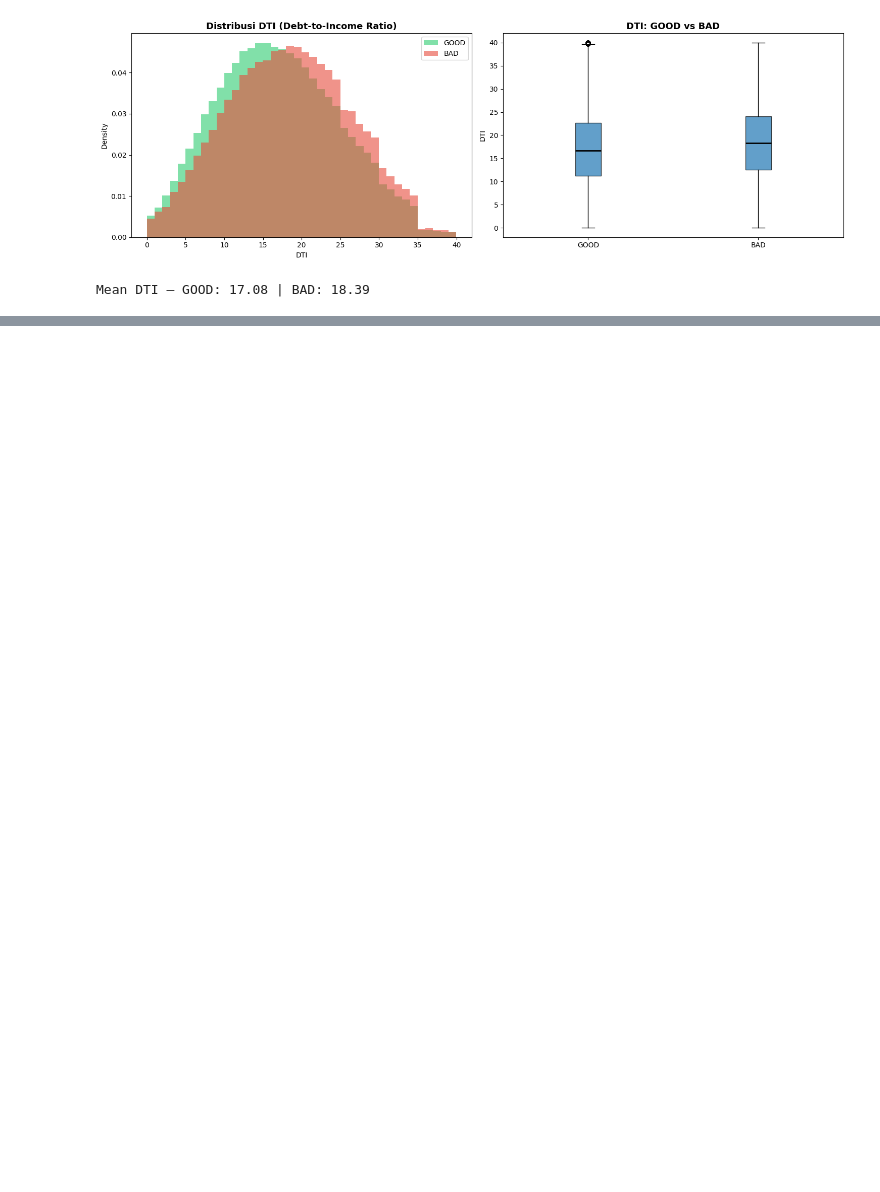
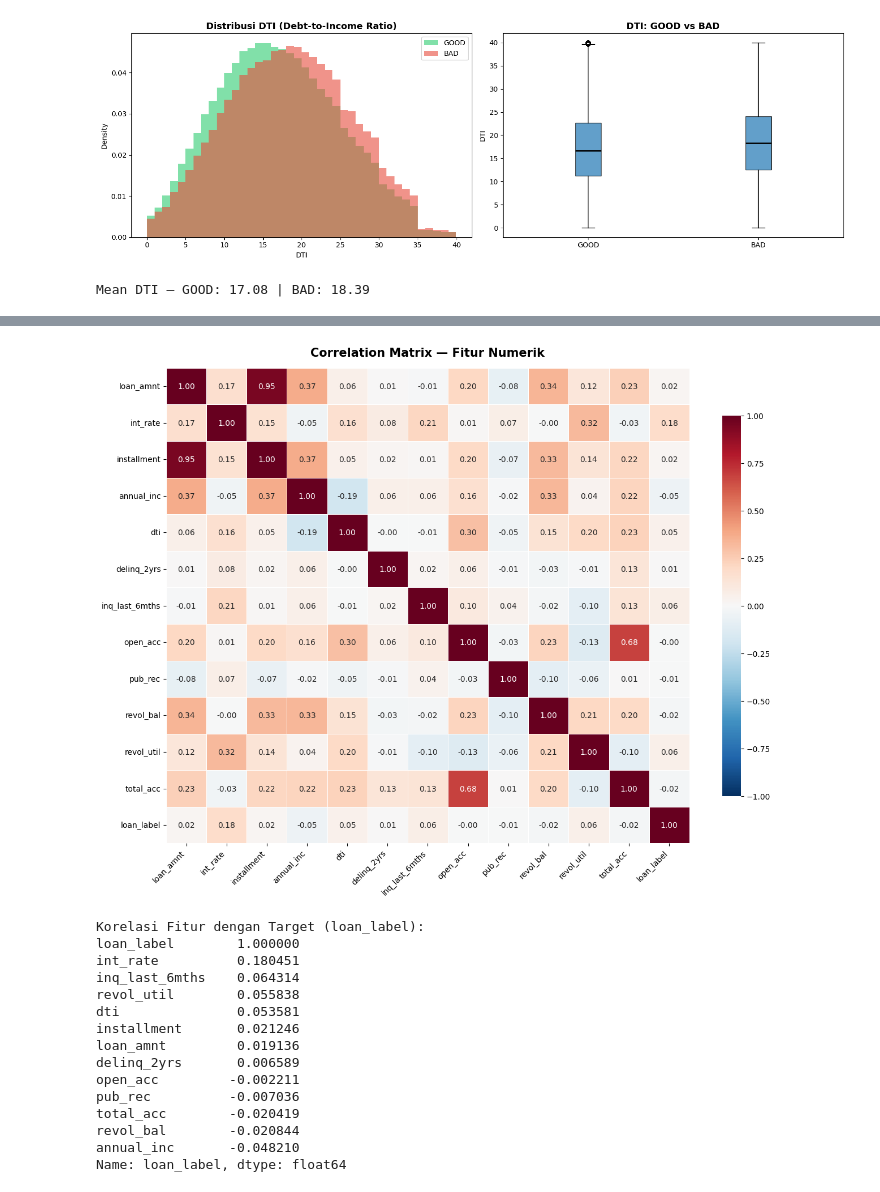
Before and after one commit to rfaoktvian/FinalProjectIDXPartners, a Jupyter notebook: main.ipynb, the cells around one changed output, grey strips where cells are left out. Drawn from its saved outputs; the diff is of its cells as text; code cells hidden in the pictures; blank space fills up the shorter version.

```diff
--- a/main.ipynb
+++ b/main.ipynb
@@ -375,0 +499,42 @@ Mean DTI — GOOD: 17.08 | BAD: 18.39
+# %%
+# ============================================================
+# EDA 8: Correlation Heatmap
+# ============================================================
+
+num_features = ['loan_amnt', 'int_rate', 'installment', 'annual_inc',
+                'dti', 'delinq_2yrs', 'inq_last_6mths', 'open_acc',
+                'pub_rec', 'revol_bal', 'revol_util', 'total_acc',
+                'loan_label']
+
+corr_matrix = df[num_features].corr()
+
+plt.figure(figsize=(13, 10))
+mask = np.triu(np.ones_like(corr_matrix, dtype=bool))
+sns.heatmap(corr_matrix, annot=True, fmt='.2f',
+            cmap='RdBu_r', center=0, vmin=-1, vmax=1,
+            linewidths=0.5, cbar_kws={'shrink': 0.8})
+plt.title('Correlation Matrix — Fitur Numerik', fontsize=15, fontweight='bold', pad=15)
+plt.xticks(rotation=45, ha='right')
+plt.tight_layout()
+plt.show()
+
+# Korelasi dengan target
+print('\nKorelasi Fitur dengan Target (loan_label):')
+print(corr_matrix['loan_label'].sort_values(ascending=False))
+# %% [output]
+[figure, added]
+Korelasi Fitur dengan Target (loan_label):
+loan_label        1.000000
+int_rate          0.180451
+inq_last_6mths    0.064314
+revol_util        0.055838
+dti               0.053581
+installment       0.021246
+loan_amnt         0.019136
+delinq_2yrs       0.006589
+open_acc         -0.002211
+pub_rec          -0.007036
+total_acc        -0.020419
+revol_bal        -0.020844
+annual_inc       -0.048210
+Name: loan_label, dtype: float64
```
Also changed, not shown: parts of 13 cells of this notebook.
